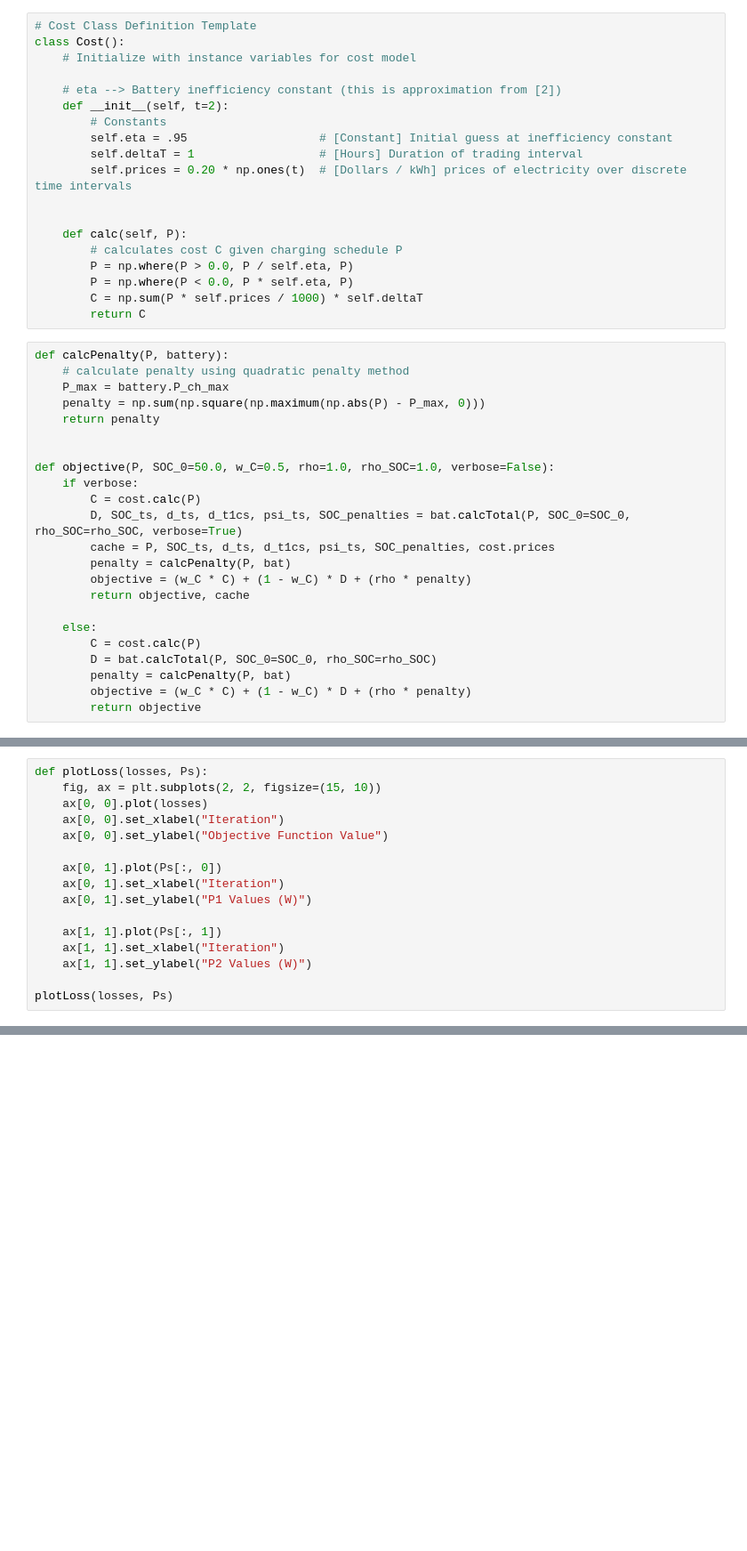
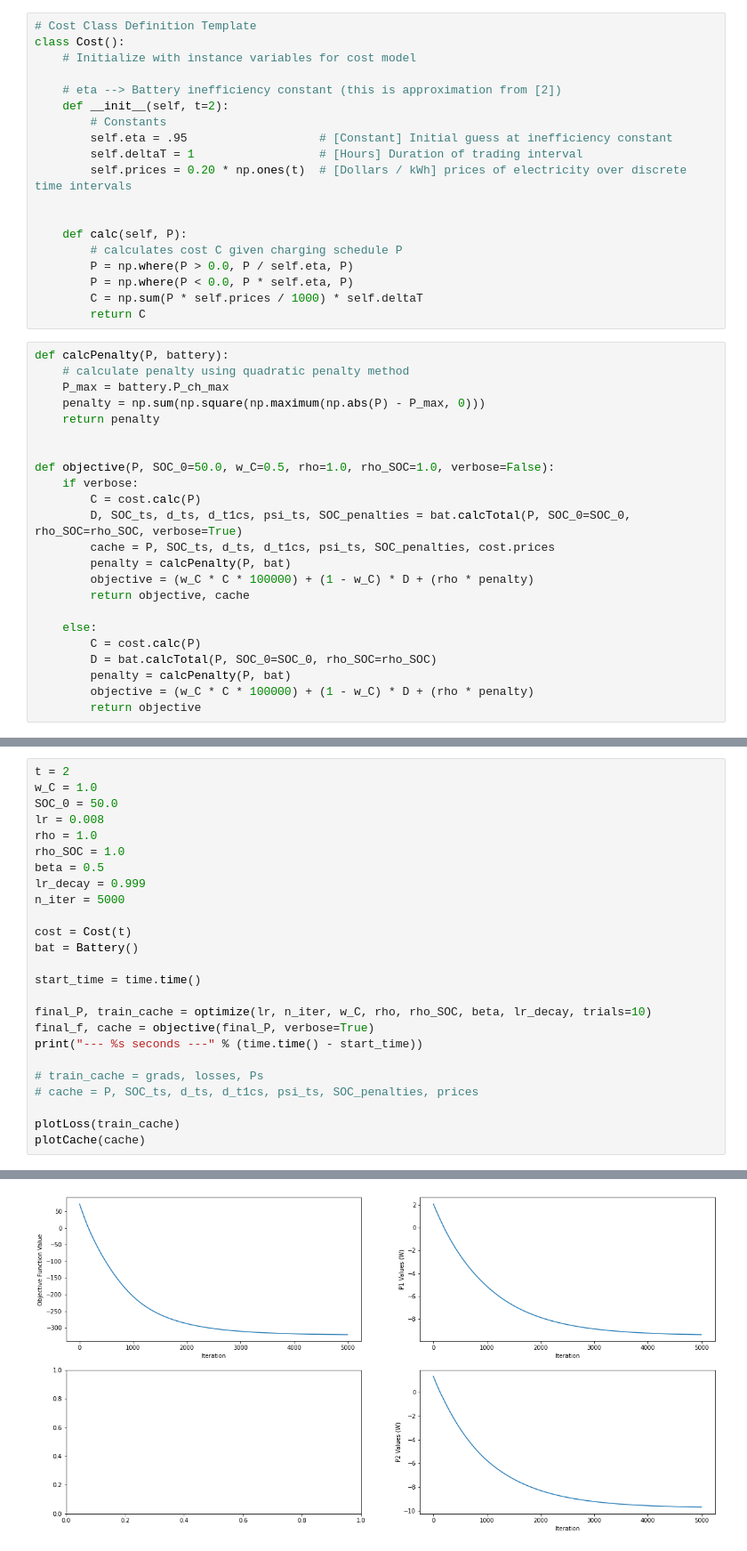
Before and after one commit to jacobazoulay/battery-optimization, a Jupyter notebook: notebooks/Model_Optimization.ipynb, the cells around one changed output, grey strips where cells are left out. Shown at 89% size. Cells and saved outputs as stored; diff of their text form; blank space fills up the shorter version.

```diff
--- a/notebooks/Model_Optimization.ipynb
+++ b/notebooks/Model_Optimization.ipynb
@@ -163,14 +164,14 @@ def objective(P, SOC_0=50.0, w_C=0.5, rho=1.0, rho_SOC=1.0, verbose=False):
         D, SOC_ts, d_ts, d_t1cs, psi_ts, SOC_penalties = bat.calcTotal(P, SOC_0=SOC_0, rho_SOC=rho_SOC, verbose=True)
         cache = P, SOC_ts, d_ts, d_t1cs, psi_ts, SOC_penalties, cost.prices
         penalty = calcPenalty(P, bat)
-        objective = (w_C * C) + (1 - w_C) * D + (rho * penalty)
+        objective = (w_C * C * 100000) + (1 - w_C) * D + (rho * penalty)
         return objective, cache
 
     else:
         C = cost.calc(P)
         D = bat.calcTotal(P, SOC_0=SOC_0, rho_SOC=rho_SOC)
         penalty = calcPenalty(P, bat)
-        objective = (w_C * C) + (1 - w_C) * D + (rho * penalty)
+        objective = (w_C * C * 100000) + (1 - w_C) * D + (rho * penalty)
         return objective
 # %%
 def normalize(g):
@@ -216,16 +215,0 @@ final_f, cache = objective(final_P, verbose=True)
-# %%
-def plotLoss(losses, Ps):
-    fig, ax = plt.subplots(2, 2, figsize=(15, 10))
-    ax[0, 0].plot(losses)
-    ax[0, 0].set_xlabel("Iteration")
-    ax[0, 0].set_ylabel("Objective Function Value")
-
-    ax[0, 1].plot(Ps[:, 0])
-    ax[0, 1].set_xlabel("Iteration")
-    ax[0, 1].set_ylabel("P1 Values (W)")
-
-    ax[1, 1].plot(Ps[:, 1])
-    ax[1, 1].set_xlabel("Iteration")
-    ax[1, 1].set_ylabel("P2 Values (W)")
-
-plotLoss(losses, Ps)
@@ -281,0 +276,26 @@ plotCache(cache)
+# %%
+t = 2
+w_C = 1.0
+SOC_0 = 50.0
+lr = 0.008
+rho = 1.0
+rho_SOC = 1.0
+beta = 0.5
+lr_decay = 0.999
+n_iter = 5000
+
+cost = Cost(t)
+bat = Battery()
+
+start_time = time.time()
+
+final_P, train_cache = optimize(lr, n_iter, w_C, rho, rho_SOC, beta, lr_decay, trials=10)
+final_f, cache = objective(final_P, verbose=True)
+print("--- %s seconds ---" % (time.time() - start_time))
+
+# train_cache = grads, losses, Ps
+# cache = P, SOC_ts, d_ts, d_t1cs, psi_ts, SOC_penalties, prices
+
+plotLoss(train_cache)
+plotCache(cache)
+# %% [output]
@@ -281,0 +303 @@ plotCache(cache)
+[figure, added]
```
Also changed, not shown: parts of 6 cells of this notebook.
